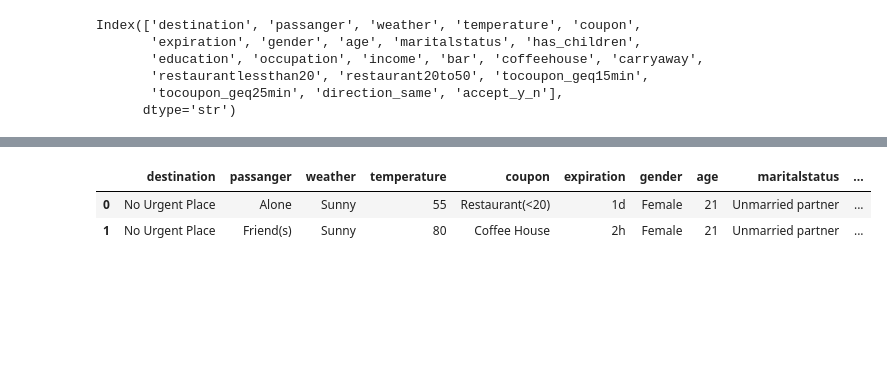
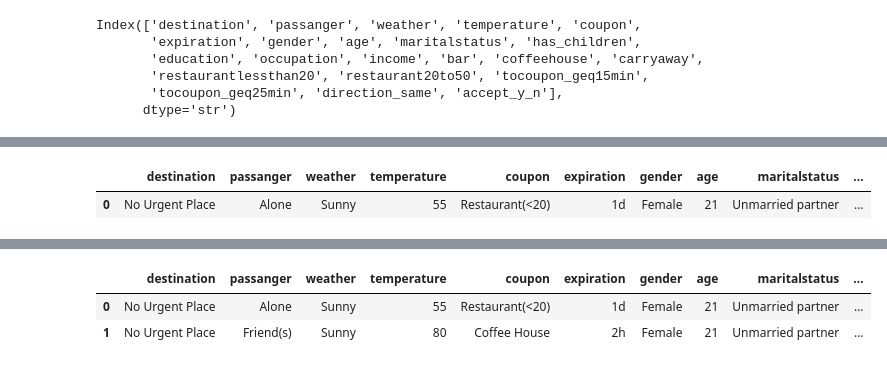
Before and after one commit to prasadPattuvamVeedu/Predicting-Coupon-Acceptance-, a Jupyter notebook: ecommerce.ipynb, the cells around one changed output, grey strips where cells are left out. Saved outputs shown, nothing was run; the diff lists cells and outputs as text; code cells hidden in the pictures; blank space fills up the shorter version.

```diff
--- a/ecommerce.ipynb
+++ b/ecommerce.ipynb
@@ -1393,0 +1446,5 @@ Index(['destination', 'passanger', 'weather', 'temperature', 'coupon',
+# %%
+df.head(1)
+# %% [output]
+|  | destination | passanger | weather | temperature | coupon | expiration | gender | age | maritalstatus | ... |
+| 0 | No Urgent Place | Alone | Sunny | 55 | Restaurant(<20) | 1d | Female | 21 | Unmarried partner | ... |
```
Also changed, not shown: parts of 36 cells of this notebook.
